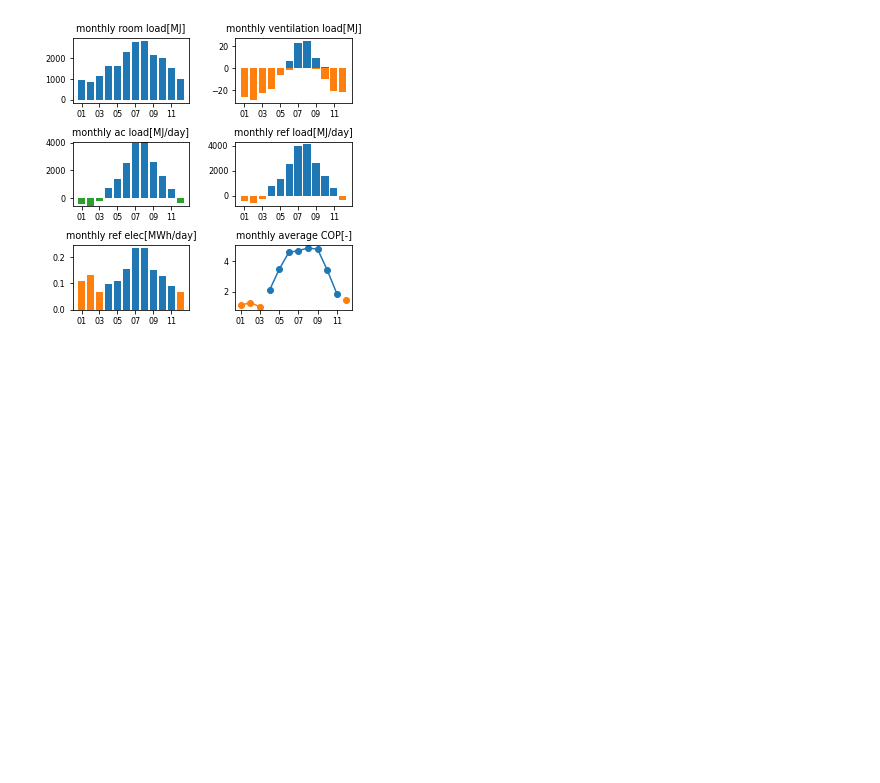
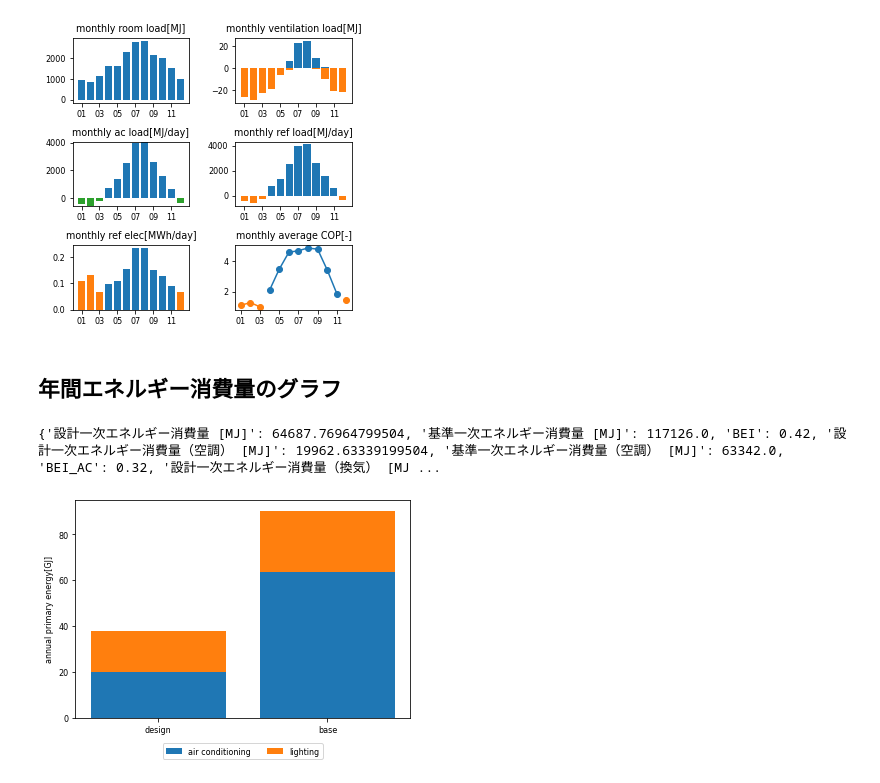
Before and after one commit to satoh-er/builelib_viewer, a Jupyter notebook: builelib_viewer.ipynb, the cells around one changed output. Cells and saved outputs as stored; diff of their text form; code cells hidden in the pictures; blank space fills up the shorter version.

```diff
--- a/builelib_viewer.ipynb
+++ b/builelib_viewer.ipynb
@@ -349,3 +351,29 @@ for i in range(3):
         ax[i, j].xaxis.set_major_locator(plt.MultipleLocator(2))
 # %% [output]
 [figure]
+# %% [markdown]
+## 年間エネルギー消費量のグラフ
+# %%
+js = open('builelib_data/builelib_result.json', mode='r', encoding='utf-8')
+dict = json.load(js)
+js.close()
+print(dict)
+# %% [output]
+{'設計一次エネルギー消費量 [MJ]': 64687.76964799504, '基準一次エネルギー消費量 [MJ]': 117126.0, 'BEI': 0.42, '設計一次エネルギー消費量（空調） [MJ]': 19962.63339199504, '基準一次エネルギー消費量（空調） [MJ]': 63342.0, 'BEI_AC': 0.32, '設計一次エネルギー消費量（換気） [MJ ...
+# %%
+energy_AC = np.array([dict['設計一次エネルギー消費量（空調） [MJ]'] / 1000.0, dict['基準一次エネルギー消費量（空調） [MJ]'] / 1000.0])
+energy_light = np.array([(dict['設計一次エネルギー消費量（照明） [MJ]'] / 1000.0), dict['基準一次エネルギー消費量（照明） [MJ]'] / 1000.0])
+label = []
+label.append('design')
+label.append('base')
+# %%
+offsets = 0.0
+plt.bar(label, energy_AC, bottom=offsets, label='air conditioning')
+offsets += energy_AC
+plt.bar(label, energy_light, bottom=offsets, label='lighting')
+plt.ylabel('annual primary energy[GJ]')
+
+plt.legend(loc='upper center', bbox_to_anchor=(0.5, -0.1), ncol=2)
+plt.show()
+# %% [output]
+[figure, added]
```
Also changed, not shown: parts of 1 cell of this notebook.
